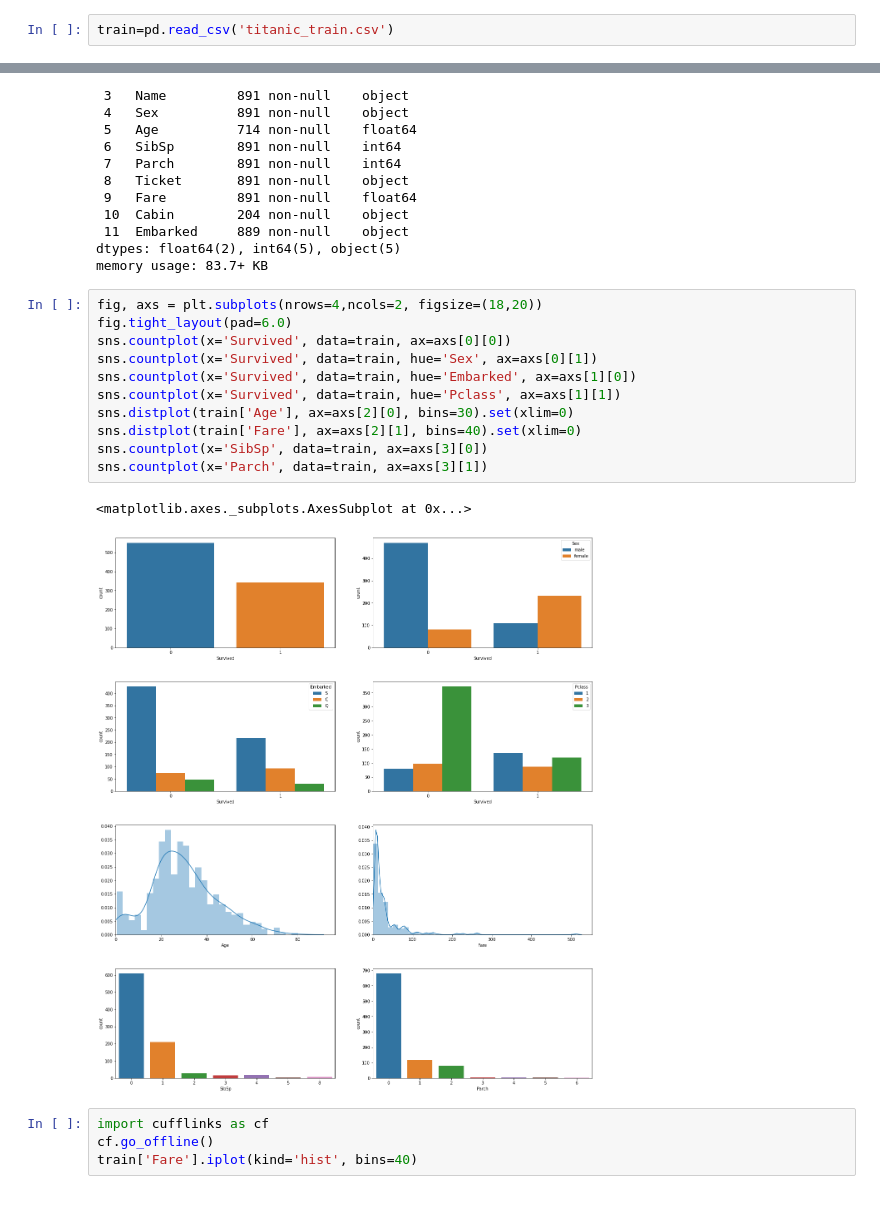
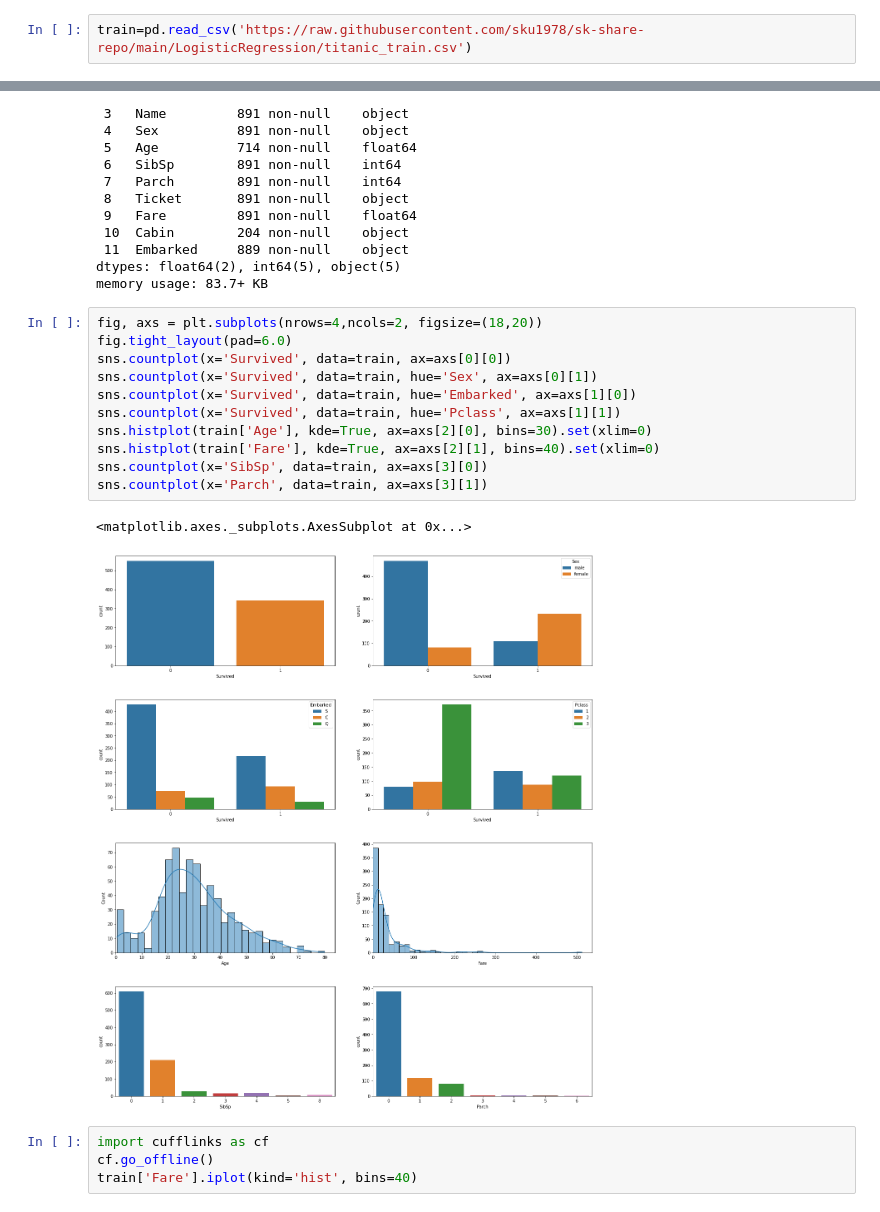
Before and after one commit to sku1978/sk-share-repo, a Jupyter notebook: LogisticRegression/My Logistic Regression with Python.ipynb, the cells around one changed output, grey strips where cells are left out. Drawn from its saved outputs; the diff is of its cells as text.

```diff
--- a/LogisticRegression/My Logistic Regression with Python.ipynb
+++ b/LogisticRegression/My Logistic Regression with Python.ipynb
@@ -10,7 +10,7 @@ pd.set_option('display.max_rows', 10000)
 pd.set_option('display.max_columns', 500)
 pd.set_option('display.width', 1000)
 # %%
-train=pd.read_csv('titanic_train.csv')
+train=pd.read_csv('https://raw.githubusercontent.com/sku1978/sk-share-repo/main/LogisticRegression/titanic_train.csv')
 # %%
 train
 # %% [output]
@@ -77,17 +77,17 @@ memory usage: 83.7+ KB
 # %%
 fig, axs = plt.subplots(nrows=4,ncols=2, figsize=(18,20))
 fig.tight_layout(pad=6.0)
 sns.countplot(x='Survived', data=train, ax=axs[0][0])
 sns.countplot(x='Survived', data=train, hue='Sex', ax=axs[0][1])
 sns.countplot(x='Survived', data=train, hue='Embarked', ax=axs[1][0])
 sns.countplot(x='Survived', data=train, hue='Pclass', ax=axs[1][1])
-sns.distplot(train['Age'], ax=axs[2][0], bins=30).set(xlim=0)
-sns.distplot(train['Fare'], ax=axs[2][1], bins=40).set(xlim=0)
+sns.histplot(train['Age'], kde=True, ax=axs[2][0], bins=30).set(xlim=0)
+sns.histplot(train['Fare'], kde=True, ax=axs[2][1], bins=40).set(xlim=0)
 sns.countplot(x='SibSp', data=train, ax=axs[3][0])
 sns.countplot(x='Parch', data=train, ax=axs[3][1])
 # %% [output]
 <matplotlib.axes._subplots.AxesSubplot at 0x...>
-[figure, old version]
+[figure, new version]
 # %%
 import cufflinks as cf
 cf.go_offline()
```
Also changed, not shown: parts of 1 cell of this notebook.
